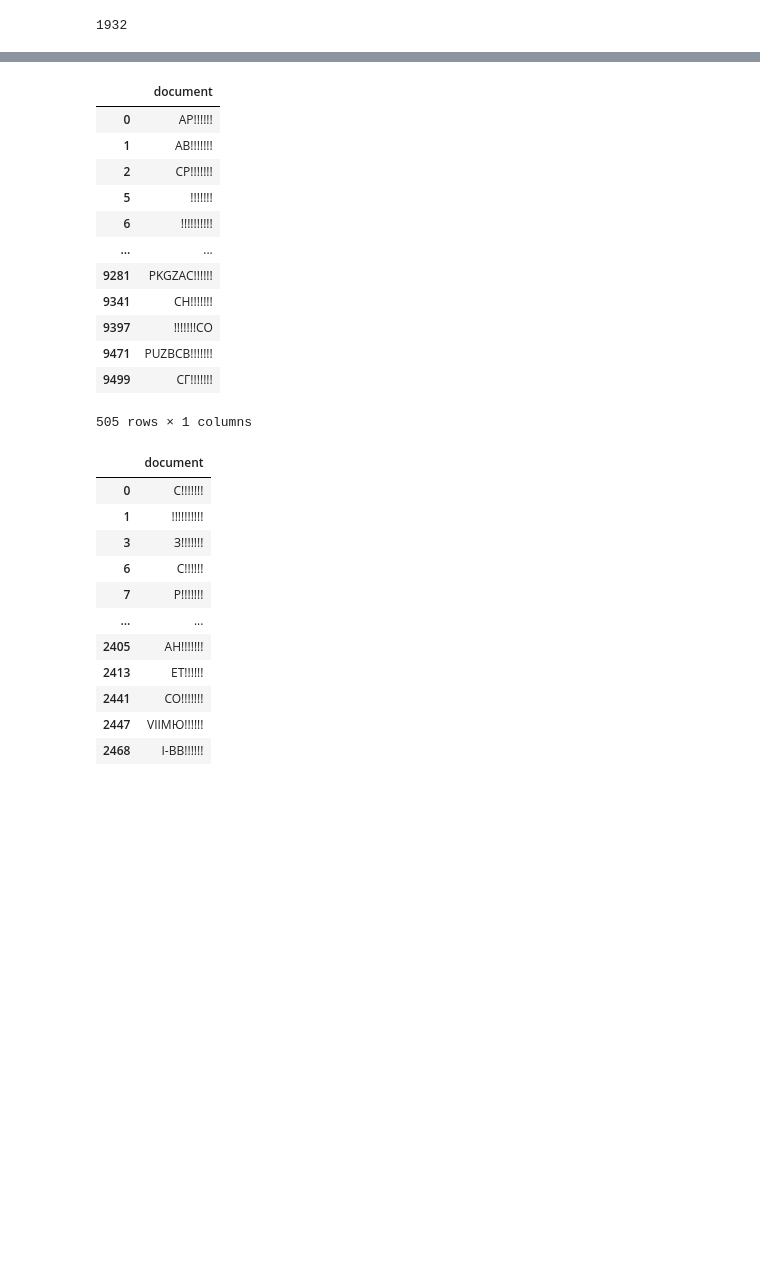
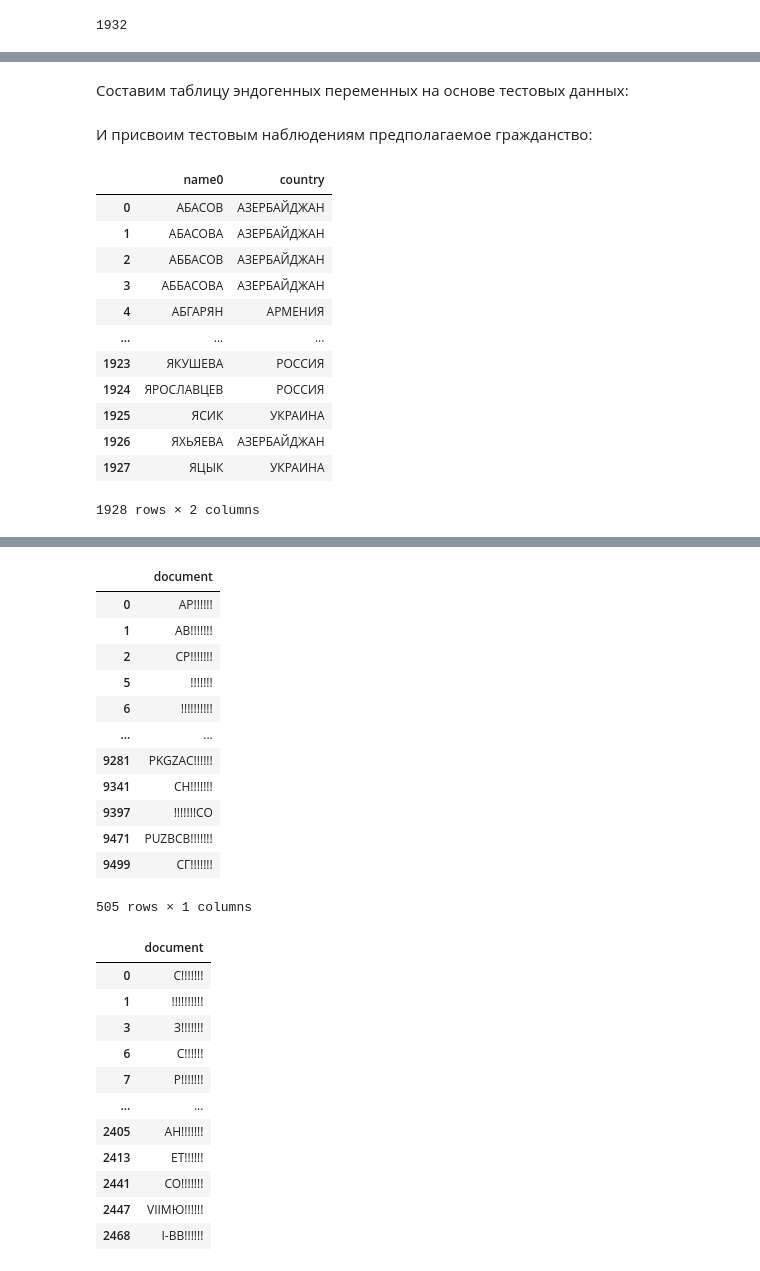
Before and after one commit to agoryuno/offcuts, a Jupyter notebook: moscow/dit_test.ipynb, the cells around one changed output, grey strips where cells are left out. Cells and saved outputs as stored; diff of their text form; code cells hidden in the pictures; blank space fills up the shorter version.

Commit message:
Pretty much done, need to wrap up the results

```diff
--- a/moscow/dit_test.ipynb
+++ b/moscow/dit_test.ipynb
@@ -296,3 +296,16 @@ def prep_train_data(fact_data, gender, method="max"):
     class_map = make_class_map(x_train)
     y_train = y_train.replace({"Y": class_map})
     return x_train, y_train
+
+def prep_test_data(test_data, fact_data, gender, method="max"):
+    assert gender in ("М", "Ж") or set(gender) == set(("М", "Ж")), \
+        f"Unknown gender: {gender}"
+    if isinstance(gender, str):
+        gender= (gender,)
+
+    inp = test_data.loc[test_data["gender"].isin(gender), ["name0"]].copy().dropna().drop_duplicates()
+    matches = fact_data.loc[fact_data["gender"].isin(gender), ["country", "name0"]].copy().dropna().drop_duplicates()
+    data = matches.groupby("country").apply(country_matcher(inp["name0"].unique(), method=method)).reset_index()
+    a = data[["name0", "similarity", "country"]].copy()
+    x_train = a.pivot(index="name0", columns="country", values="similarity").reset_index()
+    return x_train
@@ -379,0 +399,30 @@ sims_men_mean = matches.groupby("country").apply(country_matcher(to_match["name0
+# %% [markdown]
+Составим таблицу эндогенных переменных на основе тестовых данных:
+# %%
+data = pd.merge(full_match, test_data[["name", "name0"]].drop_duplicates(), how="left")
+x_test = prep_test_data(data, fact_data, ("М", "Ж"), method="max")
+x_test_name0 = x_test["name0"]
+x_test = x_test.drop(columns="name0")
+# %% [markdown]
+И присвоим тестовым наблюдениям предполагаемое гражданство:
+# %%
+test_pred = xgb_model.predict(x_test)
+result = pd.DataFrame({"name0" : x_test_name0,
+                      "country" : test_pred})
+country_map = {v:k for k,v in make_class_map(x_train).items()}
+result = result.replace({"country" : country_map})
+result
+# %% [output]
+|  | name0 | country |
+| 0 | АБАСОВ | АЗЕРБАЙДЖАН |
+| 1 | АБАСОВА | АЗЕРБАЙДЖАН |
+| 2 | АББАСОВ | АЗЕРБАЙДЖАН |
+| 3 | АББАСОВА | АЗЕРБАЙДЖАН |
+| 4 | АБГАРЯН | АРМЕНИЯ |
+| ... | ... | ... |
+| 1923 | ЯКУШЕВА | РОССИЯ |
+| 1924 | ЯРОСЛАВЦЕВ | РОССИЯ |
+| 1925 | ЯСИК | УКРАИНА |
+| 1926 | ЯХЬЯЕВА | АЗЕРБАЙДЖАН |
+| 1927 | ЯЦЫК | УКРАИНА |
+1928 rows × 2 columns
```
Also changed, not shown: parts of 25 cells of this notebook.
